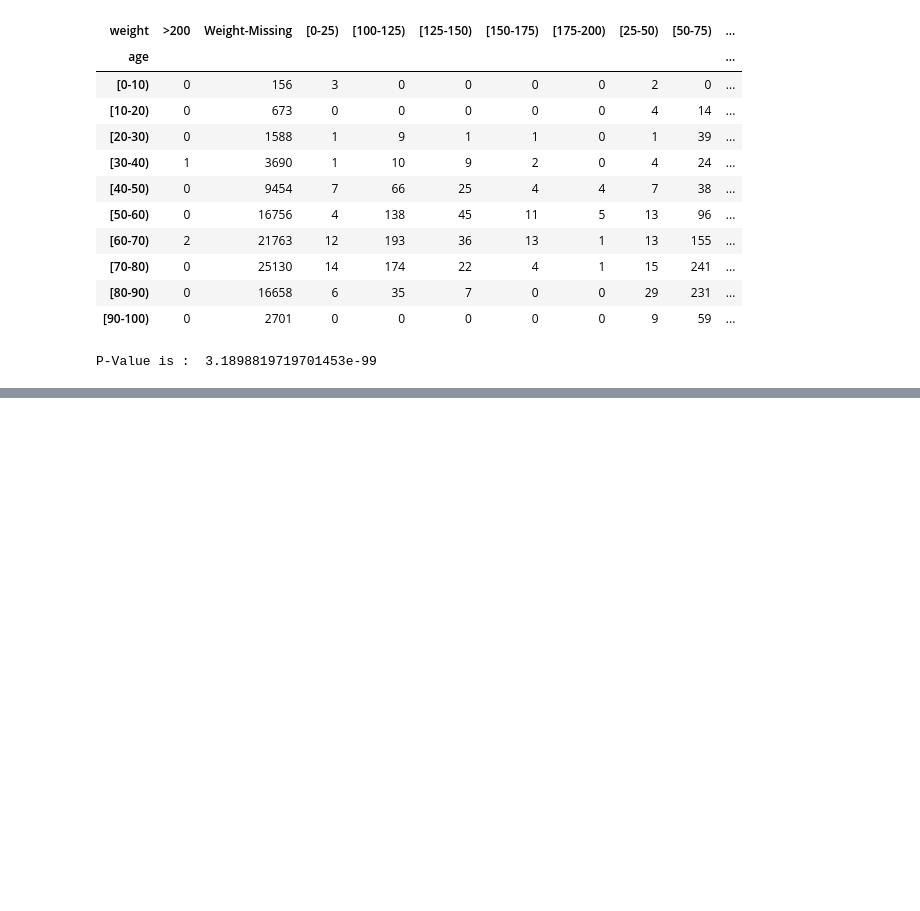
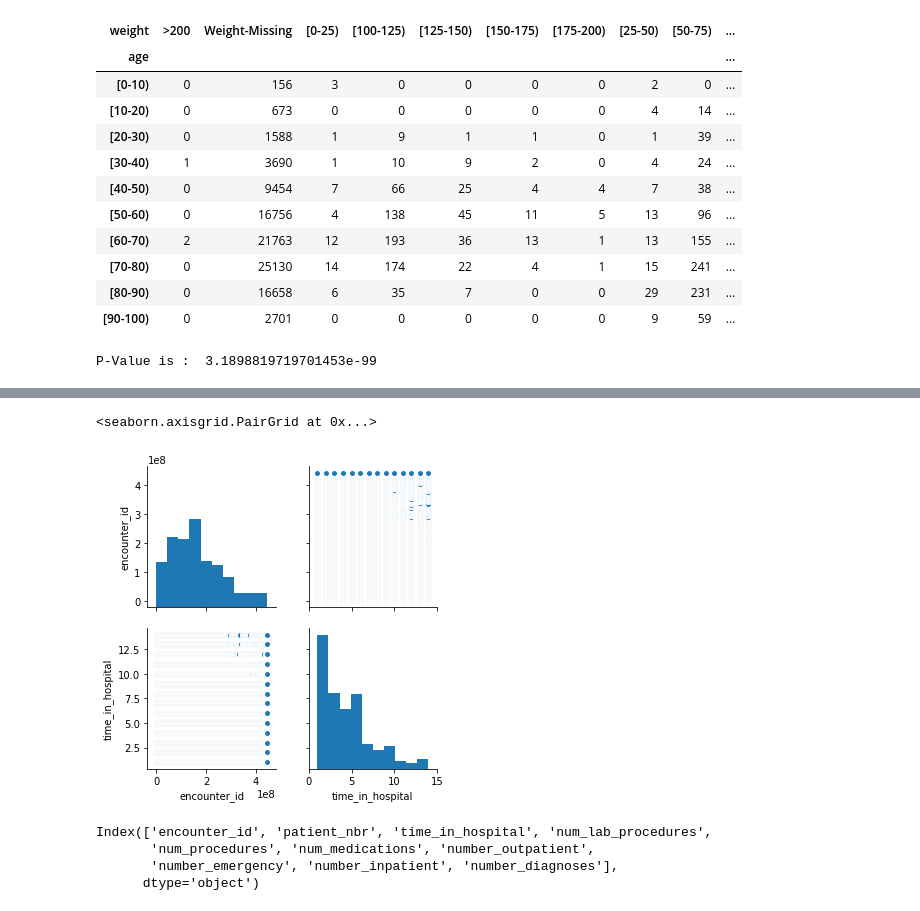
Before and after one commit to JPDas63/Capstone-Project, a Jupyter notebook: Project_Diabetes.ipynb, the cells around one changed output, grey strips where cells are left out. Cells and saved outputs as stored; diff of their text form; code cells hidden in the pictures; blank space fills up the shorter version.

```diff
--- a/Project_Diabetes.ipynb
+++ b/Project_Diabetes.ipynb
@@ -126,6 +184,10 @@ for column in data.columns:
         data[column] = data[column].astype('category')
     else:
         pass
+# %%
+data.admission_type_id = data.admission_type_id.astype('category')
+data.discharge_disposition_id = data.discharge_disposition_id.astype('category')
+data.admission_source_id = data.admission_source_id.astype('category')
 # %%
 data.info()
 # %% [output]
@@ -405,0 +470,8 @@ P-Value is :  3.1898819719701453e-99
+# %%
+cat_col = []
+num_col = []
+for column in data.columns:
+    if data[column].dtype == 'int64':
+        num_col.append(column)
+    else:
+        cat_col.append(column)
@@ -405,0 +480,2 @@ P-Value is :  3.1898819719701453e-99
+# %%
+numerical_data = data[num_col]
@@ -405,0 +536,12 @@ P-Value is :  3.1898819719701453e-99
+# %%
+sns.pairplot(numerical_data, x_vars=['encounter_id','time_in_hospital'], y_vars=['encounter_id','time_in_hospital'])
+# %% [output]
+<seaborn.axisgrid.PairGrid at 0x...>
+[figure, added]
+# %%
+numerical_data.columns
+# %% [output]
+Index(['encounter_id', 'patient_nbr', 'time_in_hospital', 'num_lab_procedures',
+       'num_procedures', 'num_medications', 'number_outpatient',
+       'number_emergency', 'number_inpatient', 'number_diagnoses'],
+      dtype='object')
```
Also changed, not shown: parts of 28 cells of this notebook.
